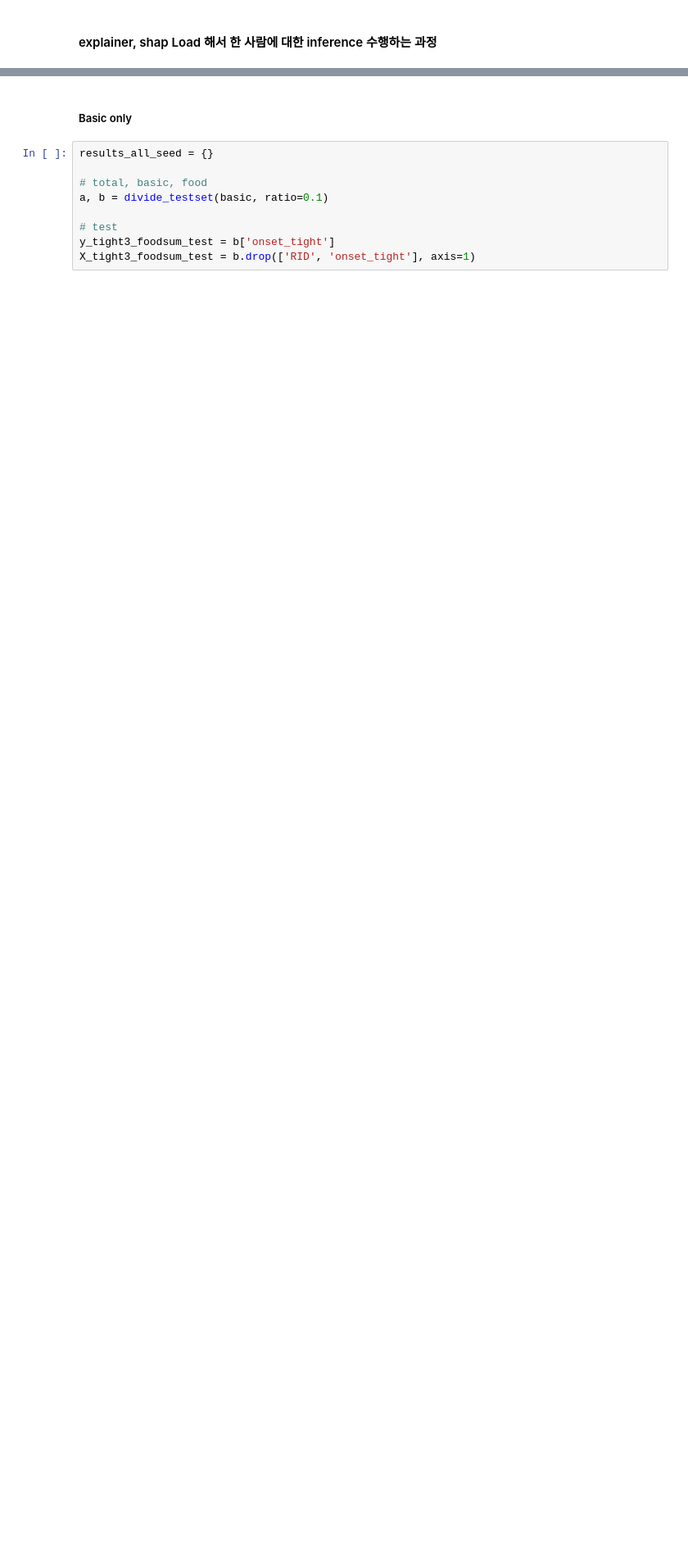
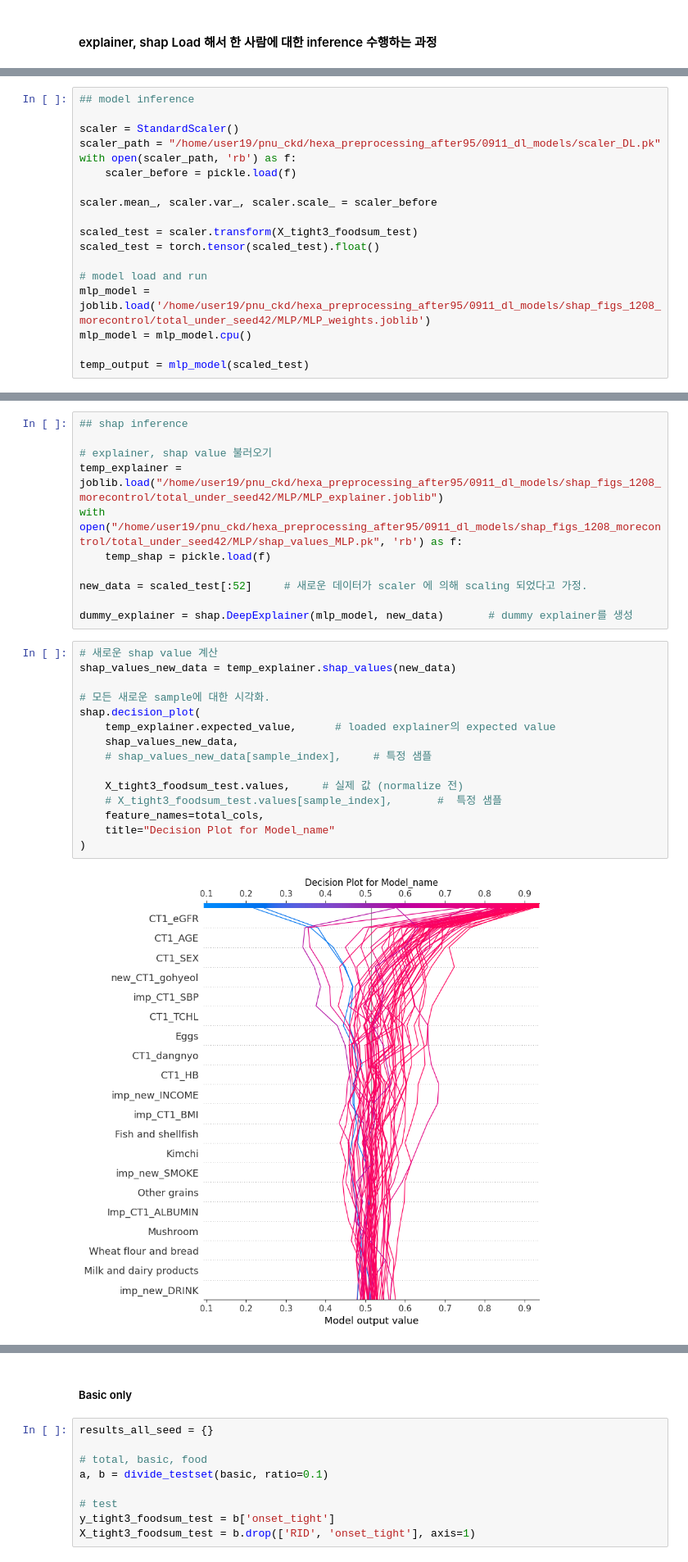
Before and after one commit to dong-tak123/pnu_ckd, a Jupyter notebook: 1224_software_ML.ipynb, the cells around one changed output, grey strips where cells are left out. Shown: that part at 82% size. Cells and saved outputs as stored; diff of their text form; blank space fills up the shorter version.

Commit message:
update the DL model inference and shap_DL for new sample

```diff
--- a/1224_software_ML.ipynb
+++ b/1224_software_ML.ipynb
@@ -568,0 +537,18 @@ shap.decision_plot(
+# %%
+## model inference
+
+scaler = StandardScaler()
+scaler_path = "/home/user19/pnu_ckd/hexa_preprocessing_after95/0911_dl_models/scaler_DL.pk"
+with open(scaler_path, 'rb') as f:
+    scaler_before = pickle.load(f)
+
+scaler.mean_, scaler.var_, scaler.scale_ = scaler_before
+
+scaled_test = scaler.transform(X_tight3_foodsum_test)
+scaled_test = torch.tensor(scaled_test).float()
+
+# model load and run
+mlp_model = joblib.load('/home/user19/pnu_ckd/hexa_preprocessing_after95/0911_dl_models/shap_figs_1208_morecontrol/total_under_seed42/MLP/MLP_weights.joblib')
+mlp_model = mlp_model.cpu()
+
+temp_output = mlp_model(scaled_test)
@@ -568,0 +557,28 @@ shap.decision_plot(
+# %%
+## shap inference
+
+# explainer, shap value 불러오기
+temp_explainer = joblib.load("/home/user19/pnu_ckd/hexa_preprocessing_after95/0911_dl_models/shap_figs_1208_morecontrol/total_under_seed42/MLP/MLP_explainer.joblib")
+with open("/home/user19/pnu_ckd/hexa_preprocessing_after95/0911_dl_models/shap_figs_1208_morecontrol/total_under_seed42/MLP/shap_values_MLP.pk", 'rb') as f:
+    temp_shap = pickle.load(f)
+
+new_data = scaled_test[:52]     # 새로운 데이터가 scaler 에 의해 scaling 되었다고 가정.
+
+dummy_explainer = shap.DeepExplainer(mlp_model, new_data)       # dummy explainer를 생성
+# %%
+# 새로운 shap value 계산
+shap_values_new_data = temp_explainer.shap_values(new_data)
+
+# 모든 새로운 sample에 대한 시각화.
+shap.decision_plot(
+    temp_explainer.expected_value,      # loaded explainer의 expected value
+    shap_values_new_data,
+    # shap_values_new_data[sample_index],     # 특정 샘플
+
+    X_tight3_foodsum_test.values,     # 실제 값 (normalize 전)
+    # X_tight3_foodsum_test.values[sample_index],       #  특정 샘플
+    feature_names=total_cols,
+    title="Decision Plot for Model_name"
+)
+# %% [output]
+[figure, added]
```
Also changed, not shown: parts of 13 cells of this notebook, 2 other files.
